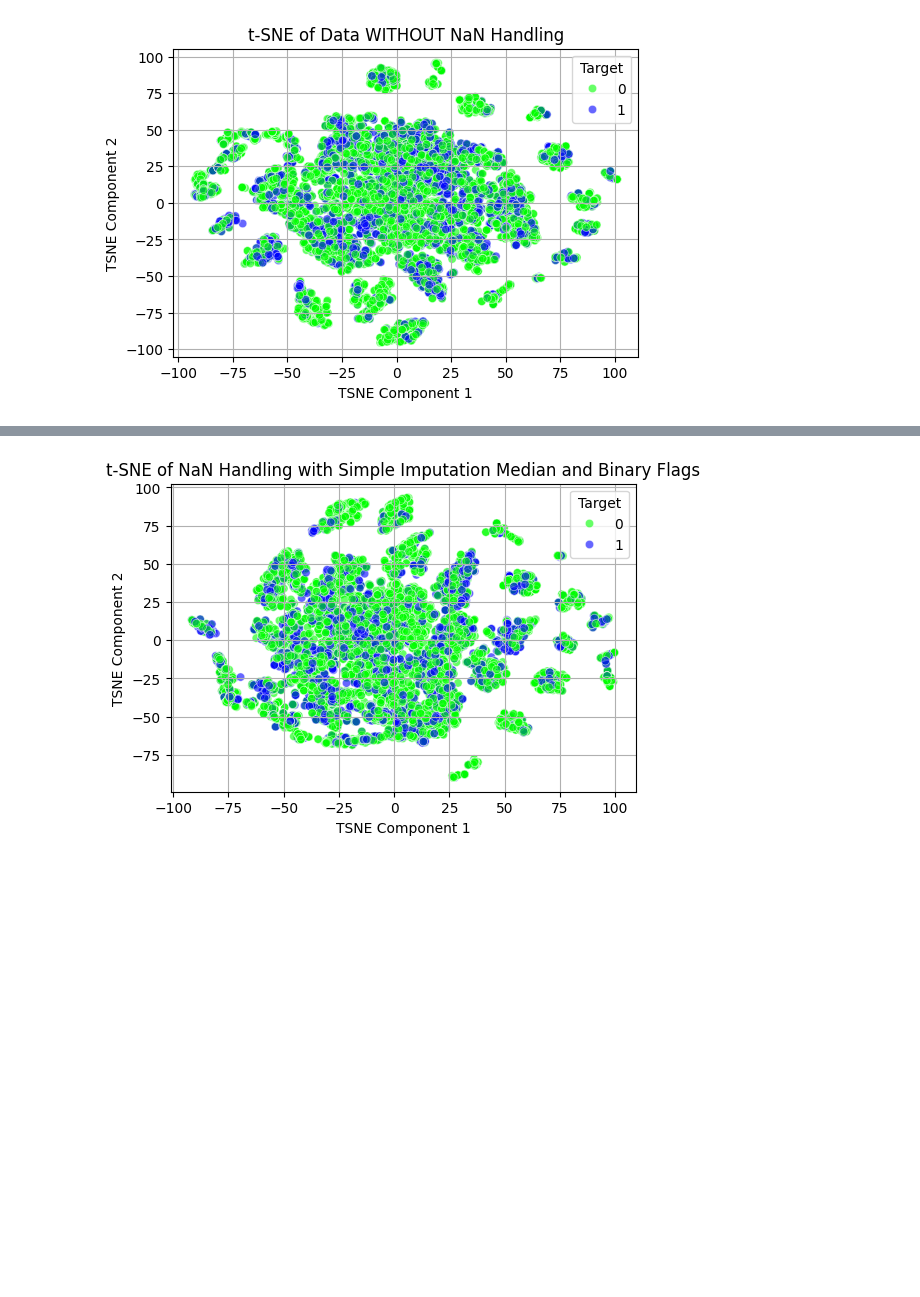
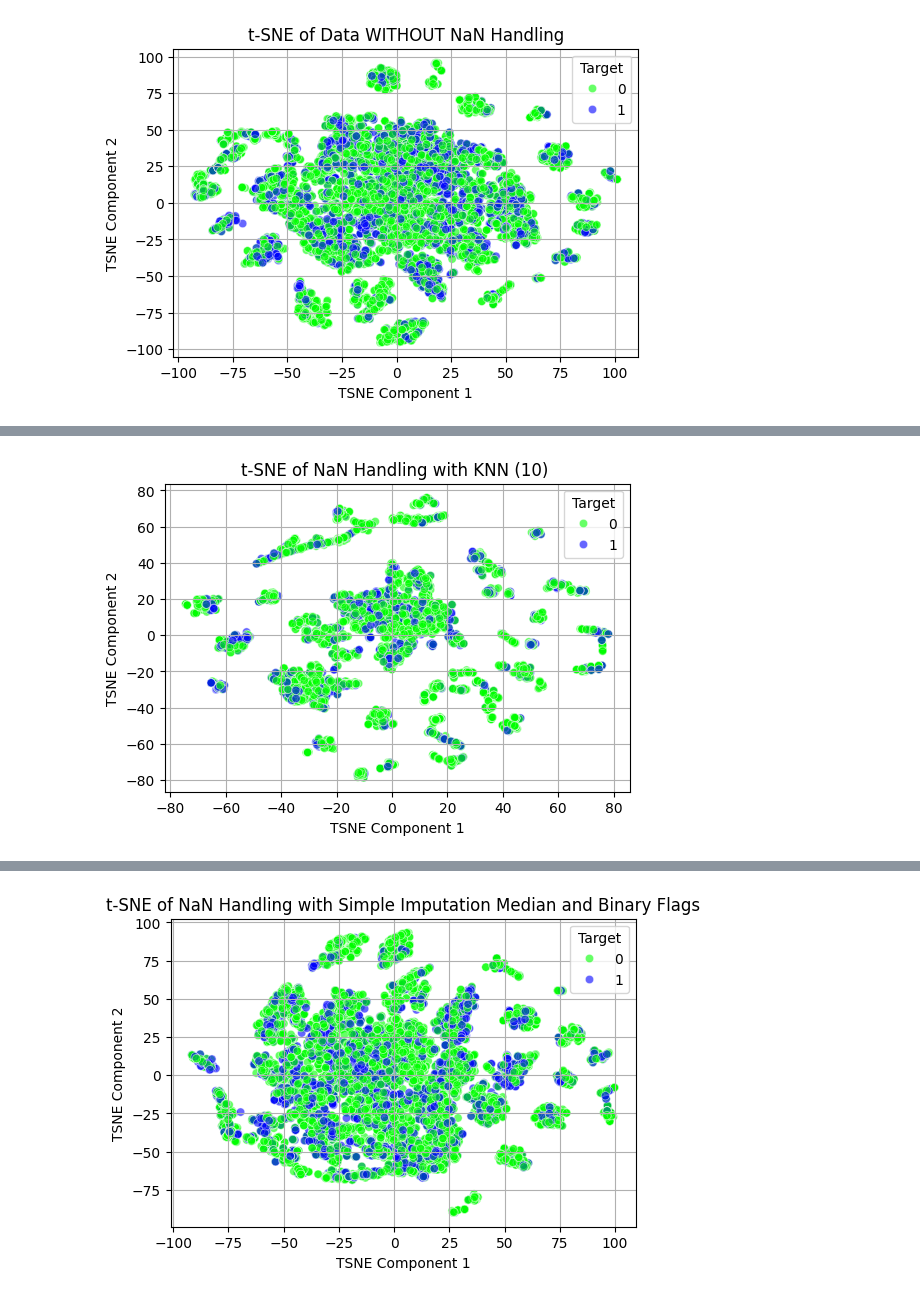
Before and after one commit to DataScienceAndEngineering/machine-learning-dse-i210-final-project-credit-risk, a Jupyter notebook: reports/final_report.ipynb, the cells around one changed output, grey strips where cells are left out. Drawn from its saved outputs; the diff is of its cells as text; code cells hidden in the pictures; blank space fills up the shorter version.

```diff
--- a/reports/final_report.ipynb
+++ b/reports/final_report.ipynb
@@ -576,25 +577,25 @@ Post-imputation, we will utilize t-SNE (t-Distributed Stochastic Neighbor Embedd
 # %%
-# # Identify columns
-# numerical_columns = X_train.select_dtypes(include=[np.number]).columns
+# Identify columns
+numerical_columns = X_train.select_dtypes(include=[np.number]).columns
 
-# X_train_knn_imputed_10 = X_train.copy()
-# X_valid_knn_imputed_10 = X_valid.copy()
-# X_test_knn_imputed_10 = X_test.copy()
+X_train_knn_imputed_10 = X_train.copy()
+X_valid_knn_imputed_10 = X_valid.copy()
+X_test_knn_imputed_10 = X_test.copy()
 
-# # Create binary indicator for missing values
-# for col in numerical_columns:
-#     X_train_knn_imputed_10[col + '_missing'] = X_train_knn_imputed_10[col].isna().astype(int)
-#     X_valid_knn_imputed_10[col + '_missing'] = X_valid_knn_imputed_10[col].isna().astype(int)
-#     X_test_knn_imputed_10[col + '_missing'] = X_test_knn_imputed_10[col].isnull().astype(int)
+# Create binary indicator for missing values
+for col in numerical_columns:
+    X_train_knn_imputed_10[col + '_missing'] = X_train_knn_imputed_10[col].isna().astype(int)
+    X_valid_knn_imputed_10[col + '_missing'] = X_valid_knn_imputed_10[col].isna().astype(int)
+    X_test_knn_imputed_10[col + '_missing'] = X_test_knn_imputed_10[col].isnull().astype(int)
 
-# # Fit KNN imputer
-# knn_imputer = KNNImputer(n_neighbors=10)
-# X_train_knn_imputed_10 = knn_imputer.fit_transform(X_train_knn_imputed_10[numerical_columns])
-# X_valid_knn_imputed_10 = knn_imputer.transform(X_valid_knn_imputed_10[numerical_columns])
-# X_test_knn_imputed_10 = knn_imputer.transform(X_test_knn_imputed_10[numerical_columns])
-# X_train_knn_imputed_10 = pd.DataFrame(X_train_knn_imputed_10)
-# X_valid_knn_imputed_10 = pd.DataFrame(X_valid_knn_imputed_10)
-# X_test_knn_imputed_10 = pd.DataFrame(X_test_knn_imputed_10)
+# Fit KNN imputer
+knn_imputer = KNNImputer(n_neighbors=10)
+X_train_knn_imputed_10 = knn_imputer.fit_transform(X_train_knn_imputed_10[numerical_columns])
+X_valid_knn_imputed_10 = knn_imputer.transform(X_valid_knn_imputed_10[numerical_columns])
+X_test_knn_imputed_10 = knn_imputer.transform(X_test_knn_imputed_10[numerical_columns])
+X_train_knn_imputed_10 = pd.DataFrame(X_train_knn_imputed_10)
+X_valid_knn_imputed_10 = pd.DataFrame(X_valid_knn_imputed_10)
+X_test_knn_imputed_10 = pd.DataFrame(X_test_knn_imputed_10)
 # %% [markdown]
 2. Imputation: Median and Binary flag Indicator for missing values.
 # %%
@@ -697,2 +698,4 @@ preprocess_and_tsne_with_nan_handling(X_train, y_train, 't-SNE of Data WITHOUT N
 # %%
-# preprocess_and_tsne_with_nan_handling(X_valid_knn_imputed_10, y_valid, 't-SNE of NaN Handling with KNN (10) ')
+preprocess_and_tsne_with_nan_handling(X_valid_knn_imputed_10, y_valid, 't-SNE of NaN Handling with KNN (10) ')
+# %% [output]
+[figure, added]
```
Also changed, not shown: parts of 39 cells of this notebook, 3 other files.
